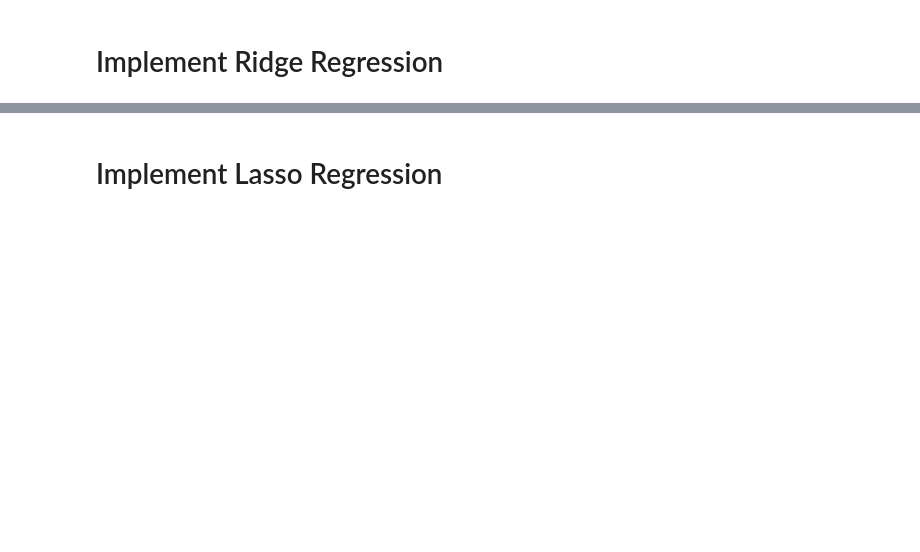
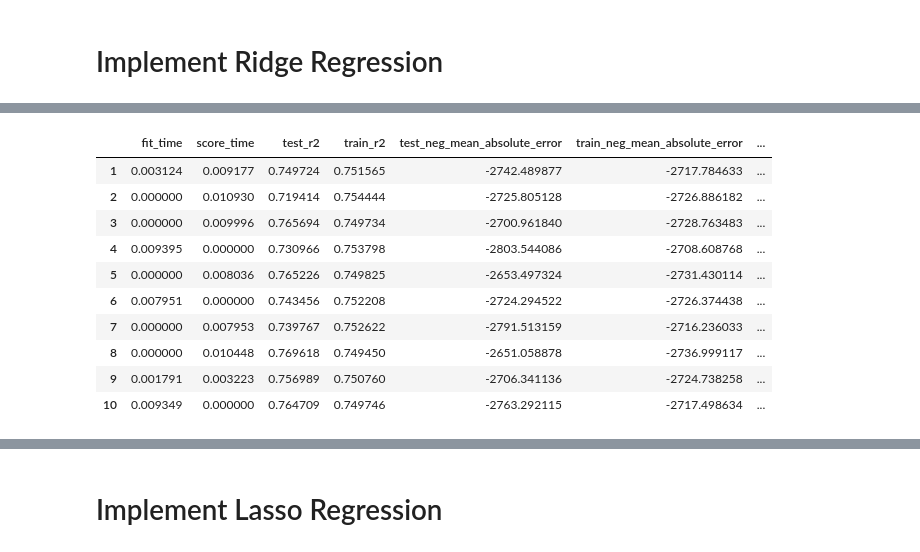
Before and after one commit to fatihhyavuz/Machine-Learning, a Jupyter notebook: ML-Projects/Linear Regression Project-2/Linear Regression Project-2 (Auto Scout Project) 14.11.2024.ipynb, the cells around one changed output, grey strips where cells are left out. Saved outputs shown, nothing was run; the diff lists cells and outputs as text; code cells hidden in the pictures; blank space fills up the shorter version.

```diff
--- a/ML-Projects/Linear Regression Project-2/Linear Regression Project-2 (Auto Scout Project) 14.11.2024.ipynb
+++ b/ML-Projects/Linear Regression Project-2/Linear Regression Project-2 (Auto Scout Project) 14.11.2024.ipynb
@@ -425,0 +442,4 @@ dtype: float64
+# %%
+ridge_model = Ridge(alpha=1.59)
+# %%
+ridge_model.fit(X_train_scaled, y_train)
@@ -425,0 +460,7 @@ dtype: float64
+# %%
+model = Ridge(alpha=1.59)
+
+scores = cross_validate(model, X_train_scaled, y_train,
+                        scoring = ['r2', 'neg_mean_absolute_error', 'neg_mean_squared_error', 'neg_root_mean_squared_error'],
+                       cv=10, return_train_score=True)
+scores
@@ -425,0 +485,14 @@ dtype: float64
+# %%
+pd.DataFrame(scores, index= range(1,11))
+# %% [output]
+|  | fit_time | score_time | test_r2 | train_r2 | test_neg_mean_absolute_error | train_neg_mean_absolute_error | ... |
+| 1 | 0.003124 | 0.009177 | 0.749724 | 0.751565 | -2742.489877 | -2717.784633 | ... |
+| 2 | 0.000000 | 0.010930 | 0.719414 | 0.754444 | -2725.805128 | -2726.886182 | ... |
+| 3 | 0.000000 | 0.009996 | 0.765694 | 0.749734 | -2700.961840 | -2728.763483 | ... |
+| 4 | 0.009395 | 0.000000 | 0.730966 | 0.753798 | -2803.544086 | -2708.608768 | ... |
+| 5 | 0.000000 | 0.008036 | 0.765226 | 0.749825 | -2653.497324 | -2731.430114 | ... |
+| 6 | 0.007951 | 0.000000 | 0.743456 | 0.752208 | -2724.294522 | -2726.374438 | ... |
+| 7 | 0.000000 | 0.007953 | 0.739767 | 0.752622 | -2791.513159 | -2716.236033 | ... |
+| 8 | 0.000000 | 0.010448 | 0.769618 | 0.749450 | -2651.058878 | -2736.999117 | ... |
+| 9 | 0.001791 | 0.003223 | 0.756989 | 0.750760 | -2706.341136 | -2724.738258 | ... |
+| 10 | 0.009349 | 0.000000 | 0.764709 | 0.749746 | -2763.292115 | -2717.498634 | ... |
```
Also changed, not shown: parts of 32 cells of this notebook, 1 other file.
